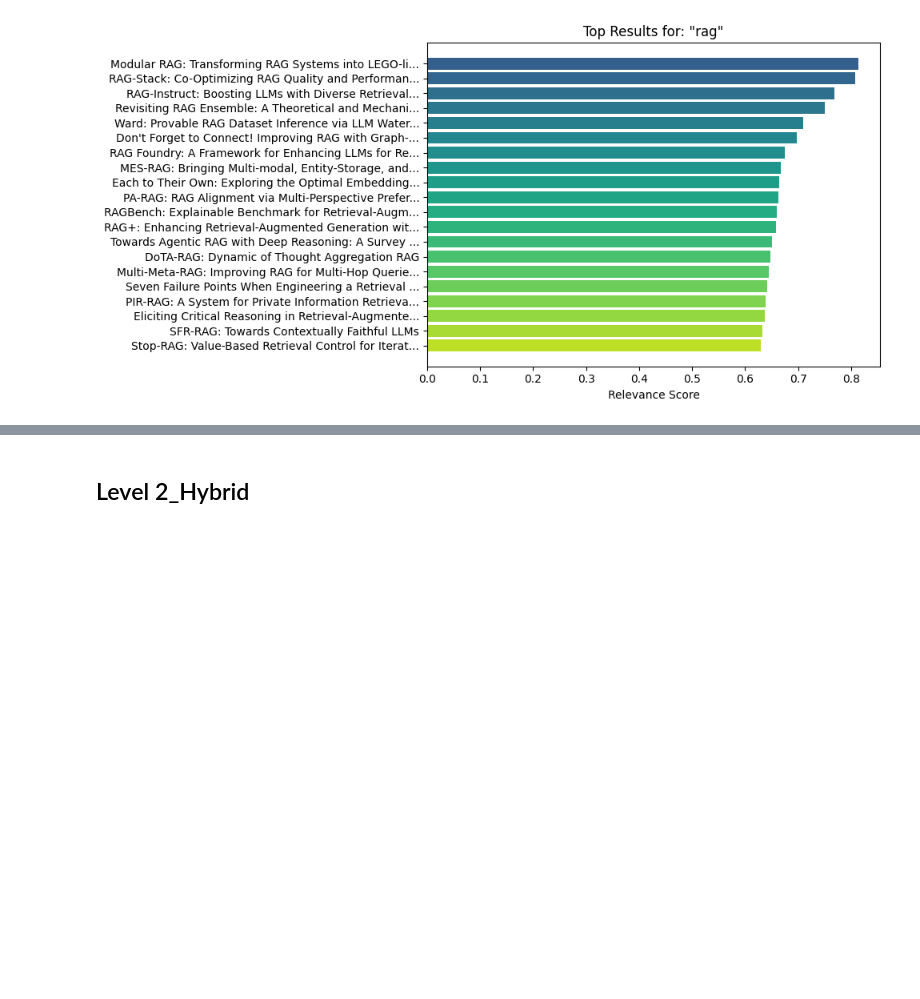
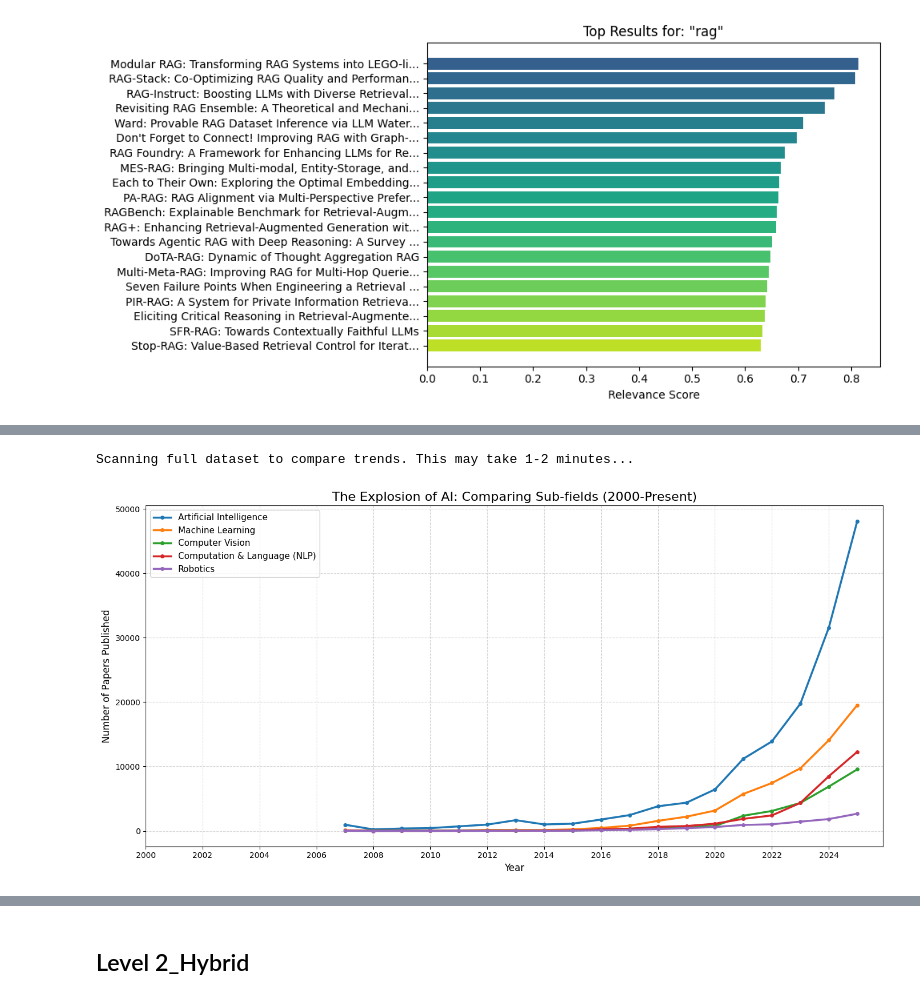
Before and after one commit to aidanmanternach/ece-143-research-paper-search, a Jupyter notebook: visualization.ipynb, the cells around one changed output, grey strips where cells are left out. Saved outputs shown, nothing was run; the diff lists cells and outputs as text; code cells hidden in the pictures; blank space fills up the shorter version.

```diff
--- a/visualization.ipynb
+++ b/visualization.ipynb
@@ -165 +165,66 @@ plot_wordcloud(results)
+# %%
+import matplotlib.pyplot as plt
+import json
+import gzip  # <--- IMPORT THIS
+
+# Define the categories we want to compare
+categories_to_track = ['cs.AI', 'cs.LG', 'cs.CV', 'cs.CL', 'cs.RO']
+category_labels = {
+    'cs.AI': 'Artificial Intelligence',
+    'cs.LG': 'Machine Learning',
+    'cs.CV': 'Computer Vision',
+    'cs.CL': 'Computation & Language (NLP)',
+    'cs.RO': 'Robotics'
+}
+
+# Initialize counters
+counts = {cat: {} for cat in categories_to_track}
+
+print("Scanning full dataset to compare trends. This may take 1-2 minutes...")
+
+# FIX: Use gzip.open with 'rt' (read text) mode
+with gzip.open(path + 'arxiv_csAI_subset.json.gz', 'rt') as f:
+    for line in f:
+        try:
+            doc = json.loads(line)
+            year = int(doc['update_date'][:4])
+
+            # We only care about recent history (e.g., post-2000)
+            if year < 2000: continue
+
+            # Check if paper belongs to any of our target categories
+            paper_categories = doc.get('categories', '').split()
+            for cat in categories_to_track:
+                if cat in paper_categories:
+                    counts[cat][year] = counts[cat].get(year, 0) + 1
+        except:
+            continue
+
+# Plot the comparison
+plt.figure(figsize=(14, 7))
+
+# Helper to avoid crashing if 'years' is empty
+max_year = 2000
+
+for cat in categories_to_track:
+    if not counts[cat]: continue # Skip if empty
+
+    years = sorted(counts[cat].keys())
+    if years:
+        max_year = max(max_year, max(years))
+
+    paper_counts = [counts[cat][y] for y in years]
+    plt.plot(years, paper_counts, marker='o', markersize=4, label=category_labels[cat], linewidth=2.5)
+
+plt.title('The Explosion of AI: Comparing Sub-fields (2000-Present)', fontsize=16)
+plt.xlabel('Year', fontsize=12)
+plt.ylabel('Number of Papers Published', fontsize=12)
+plt.legend(fontsize=11)
+plt.grid(True, linestyle='--', alpha=0.5)
+plt.xticks(range(2000, max_year + 1, 2))
+plt.tight_layout()
+plt.show()
+# %% [output]
+Scanning full dataset to compare trends. This may take 1-2 minutes...
+[figure, added]
 # %%
```
Also changed, not shown: parts of 11 cells of this notebook.
